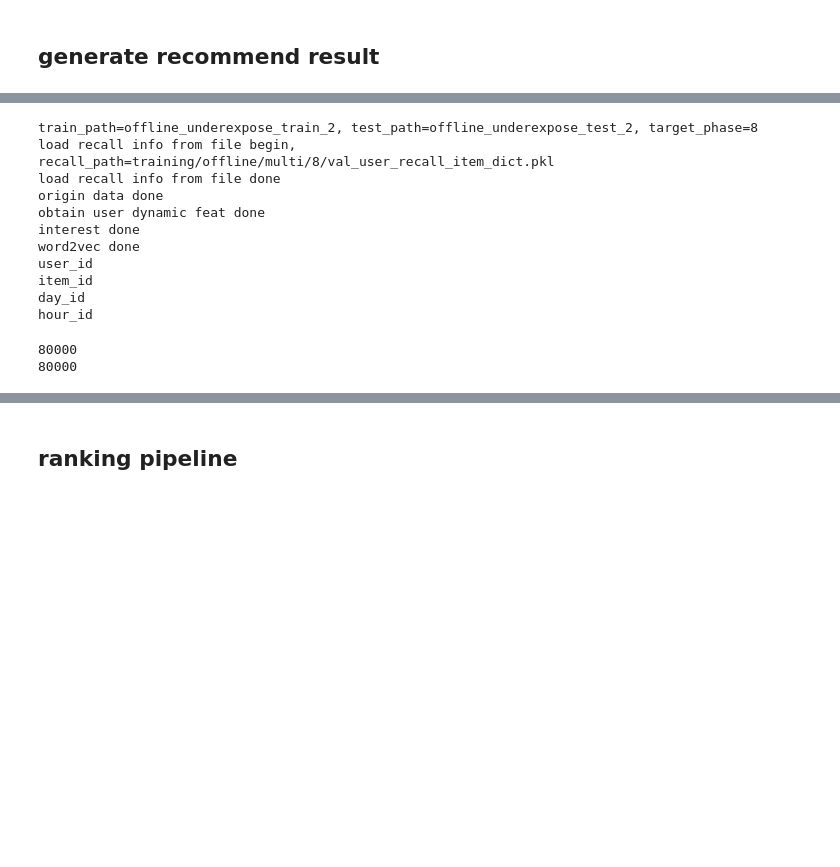
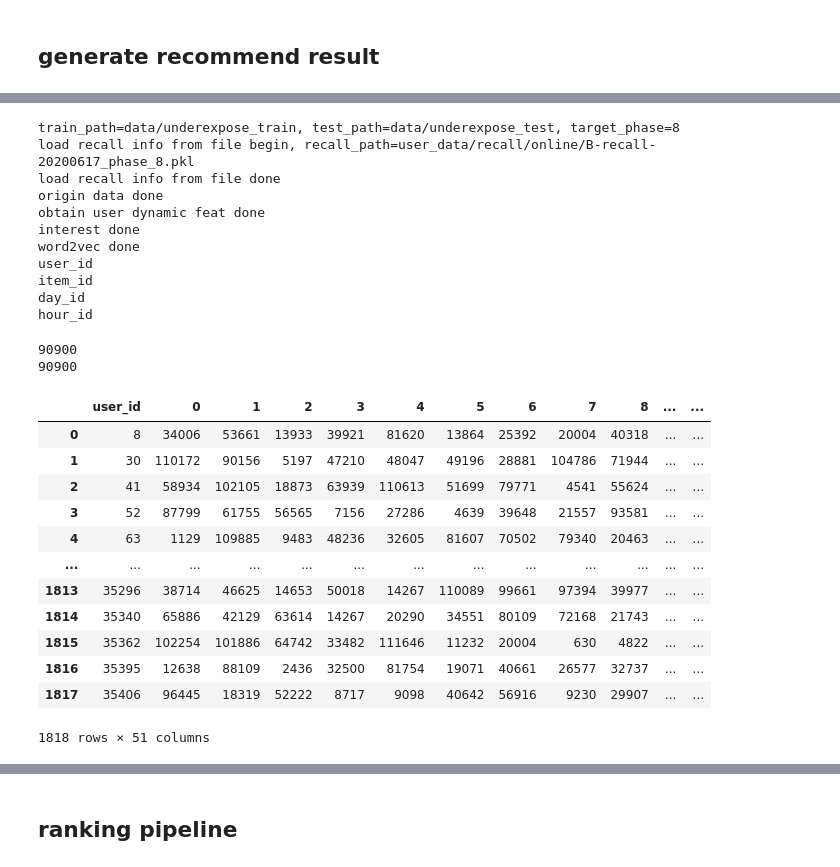
Before and after one commit to xuetf/KDD_CUP_2020_Debiasing_Rush, a Jupyter notebook: notebook/Rush_0615.ipynb, the cells around one changed output, grey strips where cells are left out. Saved outputs shown, nothing was run; the diff lists cells and outputs as text; code cells hidden in the pictures; blank space fills up the shorter version.

```diff
--- a/notebook/Rush_0615.ipynb
+++ b/notebook/Rush_0615.ipynb
@@ -3223,7 +3102,7 @@ def get_rank_predict(dfm_infer_call_df, phase, infer_target_uids=None, rating_co
 def infer_process(phase, load_from_file=True, is_sliding_compute_sim=True, is_use_whole_click=False,
                          is_kmeans=False, is_w2v=True, is_interest=True, prefix='', ):
 
-    all_click, target_infer_user_df = get_phase_click(c)
+    all_click, target_infer_user_df = get_phase_click(phase)
 
     recall_methods={'item-cf', 'bi-graph', 'user-cf', 'swing'}
     if is_use_whole_click:
@@ -3238,8 +3117,8 @@ def infer_process(phase, load_from_file=True, is_sliding_compute_sim=True, is_us
     compute_mode = 'multi' if is_sliding_compute_sim else 'once'
 
     save_training_path = os.path.join(user_data_dir, 'recall', mode)
-    sim_path = os.path.join(save_training_path, prefix + '_phase_{}_sim.pkl'.format(phase))
-    recall_path = os.path.join(save_training_path, prefix+ '_phase_{}.pkl'.format(phase))
+    sim_path = os.path.join(save_training_path, prefix + 'phase_{}_sim.pkl'.format(phase))
+    recall_path = os.path.join(save_training_path, prefix+ 'phase_{}.pkl'.format(phase))
 
     if load_from_file:
         print('load recall info from file begin, recall_path={}'.format(recall_path))
@@ -3267,7 +3146,7 @@ def infer_process(phase, load_from_file=True, is_sliding_compute_sim=True, is_us
     infer_recall_recom_df = pd.merge(infer_recall_recom_df, target_infer_user_df[['user_id', 'time', 'day_id', 'hour_id', 'minute_id']], on='user_id', how='left')
 
 
-    infer_final_df = organize_user_item_feat(infer_recall_recom_df, processed_user_feat_df, processed_item_feat_df,
-                                          sparse_feat, dense_feat, is_w2v=is_w2v, is_kmeans=is_kmeans, is_interest=is_interest)
+    infer_final_df = organize_user_item_feat(infer_recall_recom_df, processed_item_feat_df,
+                                          sparse_feat, dense_feat, is_w2v=is_w2v, is_interest=is_interest)
 
     return infer_recall_recom_df, infer_final_df
@@ -3291,9 +3153,11 @@ phase=9
 # %%
+today = '20200617' # time.strftime("%Y%m%d")
 infer_recall_recom_df, infer_df = infer_process(target_phase, load_from_file=True,
-                                                is_sliding_compute_sim=True, is_use_whole_click=False, is_w2v=True, is_interest=True)
+                                                is_sliding_compute_sim=True, is_use_whole_click=False,
+                                                is_w2v=True, is_interest=True, prefix='B-recall-{}_'.format(today))
 # %% [output]
-train_path=offline_underexpose_train_2, test_path=offline_underexpose_test_2, target_phase=8
-load recall info from file begin, recall_path=training/offline/multi/8/val_user_recall_item_dict.pkl
+train_path=data/underexpose_train, test_path=data/underexpose_test, target_phase=8
+load recall info from file begin, recall_path=user_data/recall/online/B-recall-20200617_phase_8.pkl
 load recall info from file done
 origin data done
 obtain user dynamic feat done
@@ -3305,8 +3169,8 @@ day_id
 hour_id
 # %%
 # lgb ranking results
-lgb_infer_ans = clf.predict_proba(infer_df[lgb_cols],  axis=1)[:,1]
-infer_recall_recom_df['prob'] = lgb_infer_ans
+# lgb_infer_ans = clf.predict_proba(infer_df[lgb_cols],  axis=1)[:,1]
+# infer_recall_recom_df['prob'] = lgb_infer_ans
 # %%
 lgb_rank_infer_ans = lgb_rank.predict(infer_df[lgb_cols],  axis=1)
 infer_recall_recom_df['prob'] = lgb_rank_infer_ans
@@ -3316,8 +3180,25 @@ infer_input = {name: np.array(infer_df[name].values.tolist()) for name in featur
 din_infer_ans = model.predict(infer_input, batch_size=BATCH_SIZE)
 infer_recall_recom_df['prob'] = din_infer_ans
 # %%
-res = get_recall_predict(infer_recall_recom_df, target_phase)
-infer_recall_df, result = get_rank_predict(infer_recall_recom_df, target_phase, rating_col='prob')
+recall_res = get_recall_predict(infer_recall_recom_df, target_phase)
+infer_recall_df, rank_res = get_rank_predict(infer_recall_recom_df, target_phase, rating_col='prob')
 # %% [output]
-80000
-80000
+90900
+90900
+# %%
+# phase 8: recall results
+recall_res
+# %% [output]
+|  | user_id | 0 | 1 | 2 | 3 | 4 | 5 | 6 | 7 | 8 | ... | ... |
+| 0 | 8 | 34006 | 53661 | 13933 | 39921 | 81620 | 13864 | 25392 | 20004 | 40318 | ... | ... |
+| 1 | 30 | 110172 | 90156 | 5197 | 47210 | 48047 | 49196 | 28881 | 104786 | 71944 | ... | ... |
+| 2 | 41 | 58934 | 102105 | 18873 | 63939 | 110613 | 51699 | 79771 | 4541 | 55624 | ... | ... |
+| 3 | 52 | 87799 | 61755 | 56565 | 7156 | 27286 | 4639 | 39648 | 21557 | 93581 | ... | ... |
+| 4 | 63 | 1129 | 109885 | 9483 | 48236 | 32605 | 81607 | 70502 | 79340 | 20463 | ... | ... |
+| ... | ... | ... | ... | ... | ... | ... | ... | ... | ... | ... | ... | ... |
+| 1813 | 35296 | 38714 | 46625 | 14653 | 50018 | 14267 | 110089 | 99661 | 97394 | 39977 | ... | ... |
+| 1814 | 35340 | 65886 | 42129 | 63614 | 14267 | 20290 | 34551 | 80109 | 72168 | 21743 | ... | ... |
+| 1815 | 35362 | 102254 | 101886 | 64742 | 33482 | 111646 | 11232 | 20004 | 630 | 4822 | ... | ... |
+| 1816 | 35395 | 12638 | 88109 | 2436 | 32500 | 81754 | 19071 | 40661 | 26577 | 32737 | ... | ... |
+| 1817 | 35406 | 96445 | 18319 | 52222 | 8717 | 9098 | 40642 | 56916 | 9230 | 29907 | ... | ... |
+1818 rows × 51 columns
```
Also changed, not shown: parts of 32 cells of this notebook.
